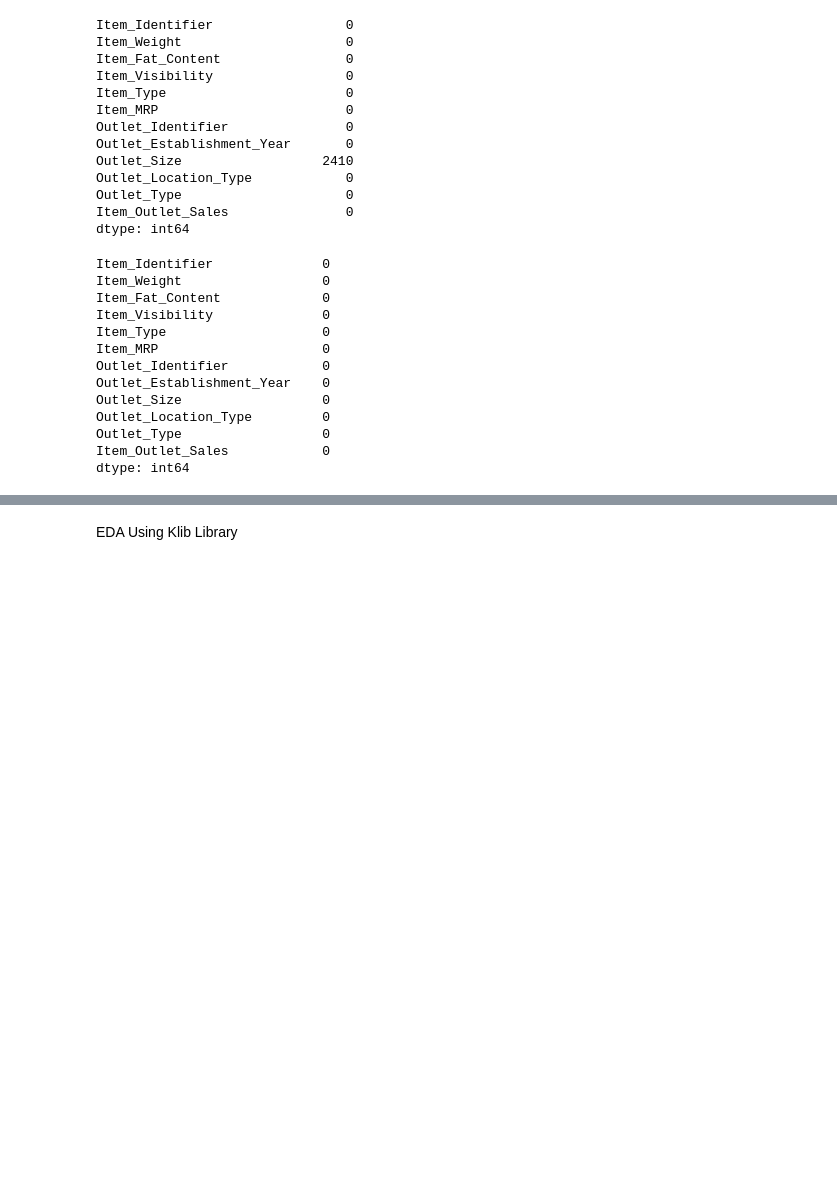
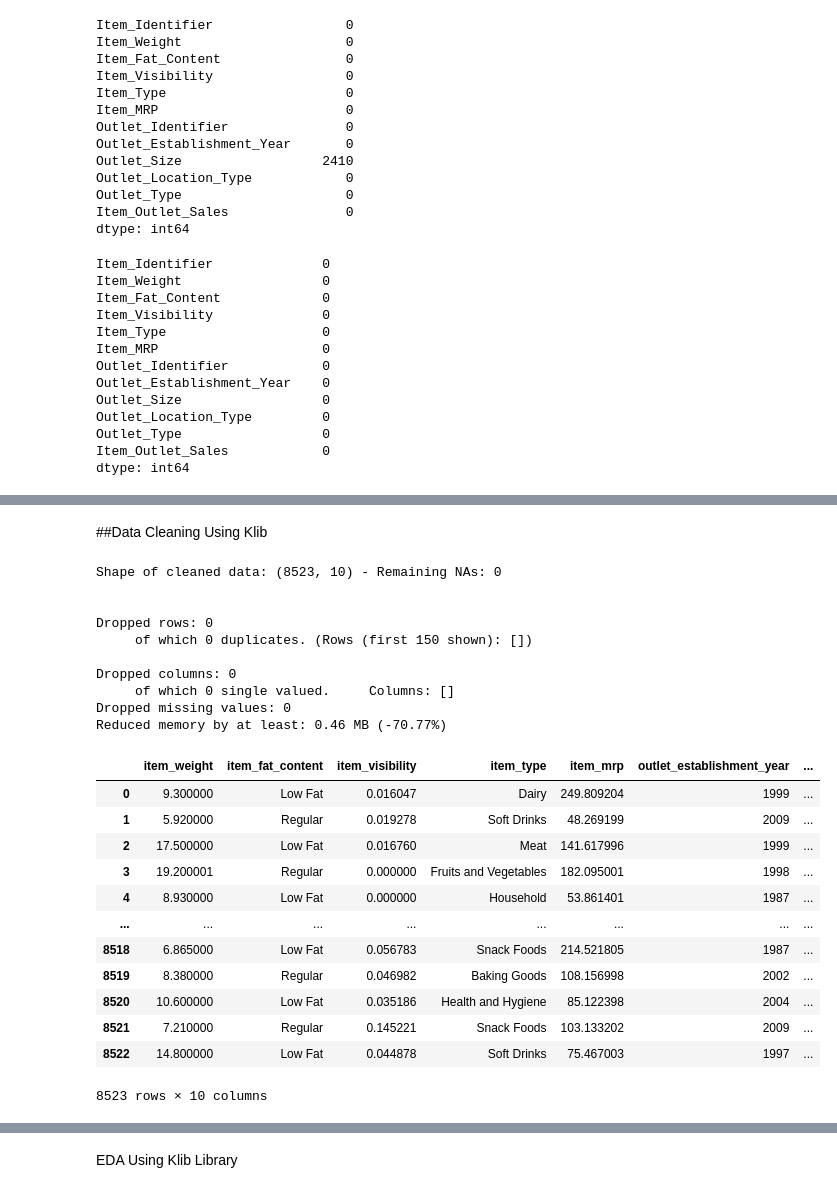
Before and after one commit to ayeshafirdose31/BigMart-Sales-Prediction, a Jupyter notebook: BigMartSales.ipynb, the cells around one changed output, grey strips where cells are left out. Saved outputs shown, nothing was run; the diff lists cells and outputs as text; code cells hidden in the pictures; blank space fills up the shorter version.

```diff
--- a/BigMartSales.ipynb
+++ b/BigMartSales.ipynb
@@ -148,0 +156,28 @@ Requirement already satisfied: six>=1.5 in /usr/local/lib/python3.10/dist-packag
+# %% [markdown]
+##Data Cleaning Using Klib
+# %%
+klib.data_cleaning(df_train) # performs datacleaning (drop duplicates & empty rows/cols, adjust dtypes,...)
+# %% [output]
+Shape of cleaned data: (8523, 10) - Remaining NAs: 0
+
+
+Dropped rows: 0
+     of which 0 duplicates. (Rows (first 150 shown): [])
+
+Dropped columns: 0
+     of which 0 single valued.     Columns: []
+Dropped missing values: 0
+Reduced memory by at least: 0.46 MB (-70.77%)
+|  | item_weight | item_fat_content | item_visibility | item_type | item_mrp | outlet_establishment_year | ... |
+| 0 | 9.300000 | Low Fat | 0.016047 | Dairy | 249.809204 | 1999 | ... |
+| 1 | 5.920000 | Regular | 0.019278 | Soft Drinks | 48.269199 | 2009 | ... |
+| 2 | 17.500000 | Low Fat | 0.016760 | Meat | 141.617996 | 1999 | ... |
+| 3 | 19.200001 | Regular | 0.000000 | Fruits and Vegetables | 182.095001 | 1998 | ... |
+| 4 | 8.930000 | Low Fat | 0.000000 | Household | 53.861401 | 1987 | ... |
+| ... | ... | ... | ... | ... | ... | ... | ... |
+| 8518 | 6.865000 | Low Fat | 0.056783 | Snack Foods | 214.521805 | 1987 | ... |
+| 8519 | 8.380000 | Regular | 0.046982 | Baking Goods | 108.156998 | 2002 | ... |
+| 8520 | 10.600000 | Low Fat | 0.035186 | Health and Hygiene | 85.122398 | 2004 | ... |
+| 8521 | 7.210000 | Regular | 0.145221 | Snack Foods | 103.133202 | 2009 | ... |
+| 8522 | 14.800000 | Low Fat | 0.044878 | Soft Drinks | 75.467003 | 1997 | ... |
+8523 rows × 10 columns
```
Also changed, not shown: parts of 21 cells of this notebook.
